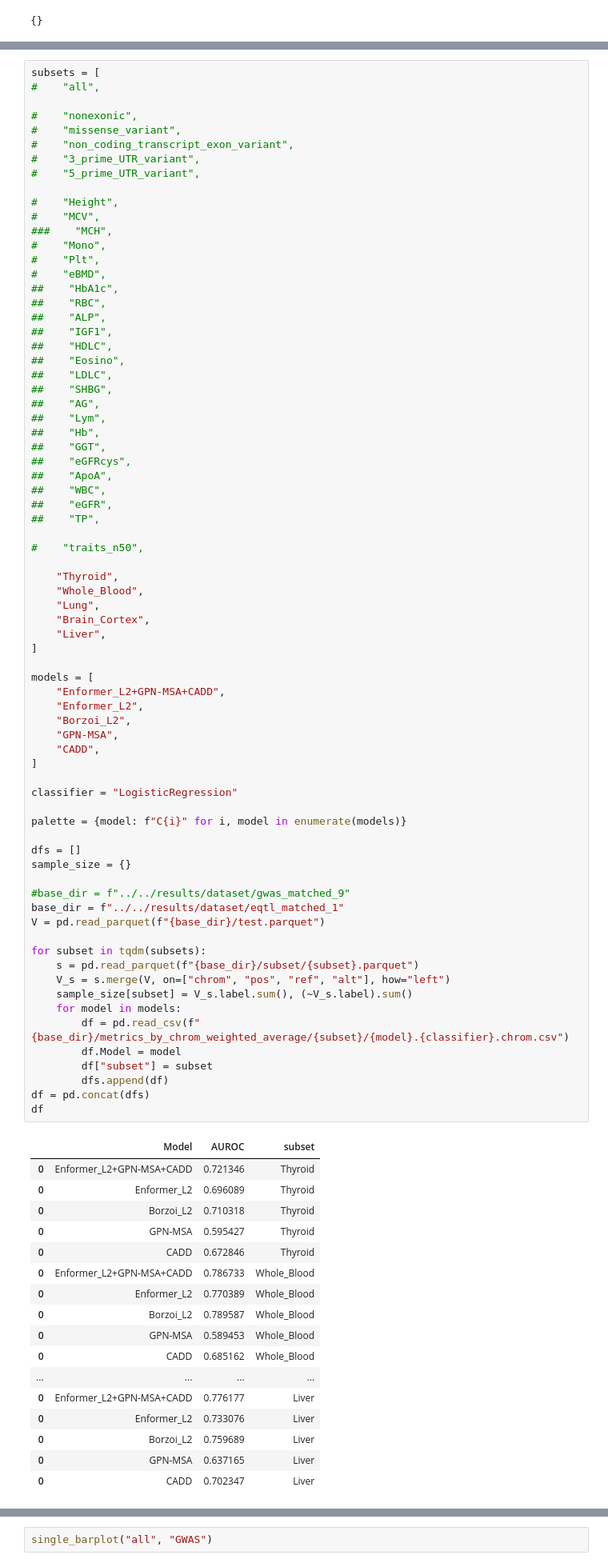
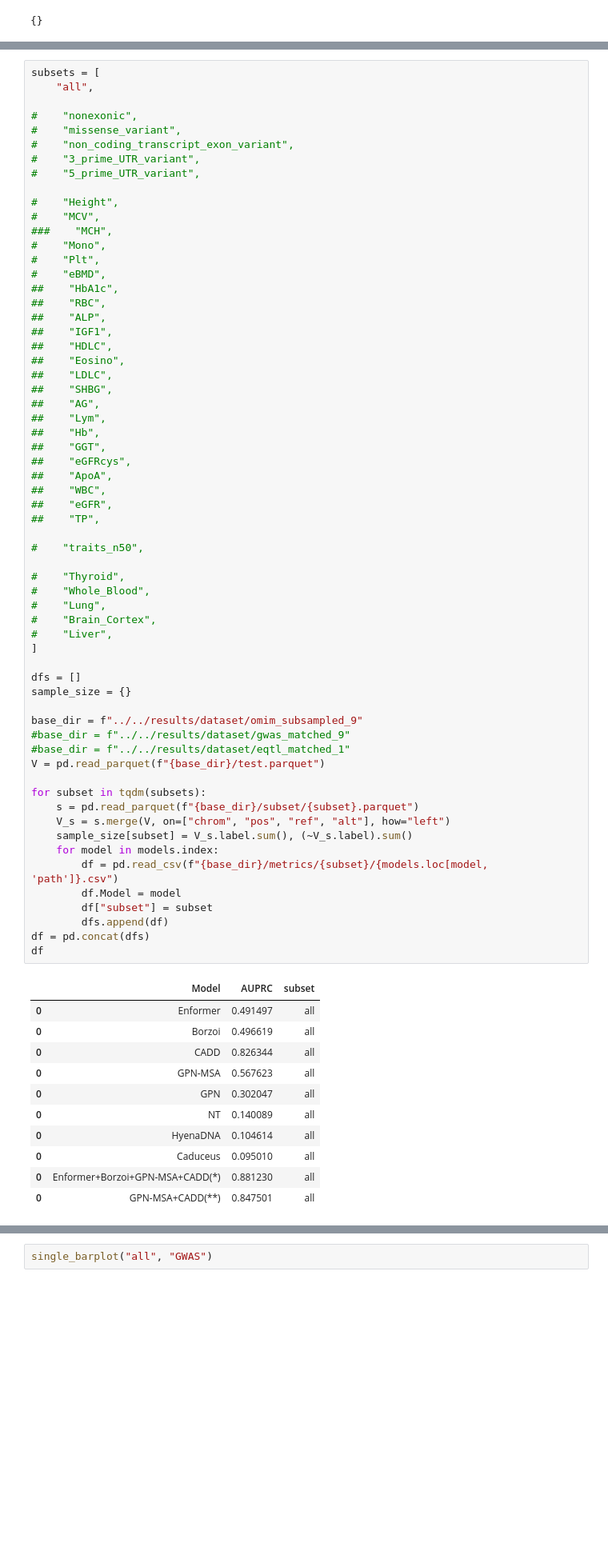
Before and after one commit to minjaf/TraitGym, a Jupyter notebook: workflow/notebooks/supervised.ipynb, the cells around one changed output, grey strips where cells are left out. Shown: that part at 80% size. Cells and saved outputs as stored; diff of their text form; blank space fills up the shorter version.

```diff
--- a/workflow/notebooks/results.ipynb
+++ b/workflow/notebooks/supervised.ipynb
@@ -45,7 +115,7 @@ consequence_renaming = {
 subset_renaming = {**trait_renaming, **consequence_renaming}
 # %%
 subsets = [
-#    "all",
+    "all",
 
 #    "nonexonic",
 #    "missense_variant",
@@ -70,67 +140,50 @@ subsets = [
 ##    "AG",
 ##    "Lym",
 ##    "Hb",
 ##    "GGT",
 ##    "eGFRcys",
 ##    "ApoA",
 ##    "WBC",
 ##    "eGFR",
 ##    "TP",
 
 #    "traits_n50",
 
-    "Thyroid",
-    "Whole_Blood",
-    "Lung",
-    "Brain_Cortex",
-    "Liver",
+#    "Thyroid",
+#    "Whole_Blood",
+#    "Lung",
+#    "Brain_Cortex",
+#    "Liver",
 ]
-
-models = [
-    "Enformer_L2+GPN-MSA+CADD",
-    "Enformer_L2",
-    "Borzoi_L2",
-    "GPN-MSA",
-    "CADD",
-]
-
-classifier = "LogisticRegression"
-
-palette = {model: f"C{i}" for i, model in enumerate(models)}
 
 dfs = []
 sample_size = {}
 
+base_dir = f"../../results/dataset/omim_subsampled_9"
 #base_dir = f"../../results/dataset/gwas_matched_9"
-base_dir = f"../../results/dataset/eqtl_matched_1"
+#base_dir = f"../../results/dataset/eqtl_matched_1"
 V = pd.read_parquet(f"{base_dir}/test.parquet")
 
 for subset in tqdm(subsets):
     s = pd.read_parquet(f"{base_dir}/subset/{subset}.parquet")
     V_s = s.merge(V, on=["chrom", "pos", "ref", "alt"], how="left")
     sample_size[subset] = V_s.label.sum(), (~V_s.label).sum()
-    for model in models:
-        df = pd.read_csv(f"{base_dir}/metrics_by_chrom_weighted_average/{subset}/{model}.{classifier}.chrom.csv")
+    for model in models.index:
+        df = pd.read_csv(f"{base_dir}/metrics/{subset}/{models.loc[model, 'path']}.csv")
         df.Model = model
         df["subset"] = subset
         dfs.append(df)
 df = pd.concat(dfs)
 df
 # %% [output]
-|  | Model | AUROC | subset |
-| 0 | Enformer_L2+GPN-MSA+CADD | 0.721346 | Thyroid |
-| 0 | Enformer_L2 | 0.696089 | Thyroid |
-| 0 | Borzoi_L2 | 0.710318 | Thyroid |
-| 0 | GPN-MSA | 0.595427 | Thyroid |
-| 0 | CADD | 0.672846 | Thyroid |
-| 0 | Enformer_L2+GPN-MSA+CADD | 0.786733 | Whole_Blood |
-| 0 | Enformer_L2 | 0.770389 | Whole_Blood |
-| 0 | Borzoi_L2 | 0.789587 | Whole_Blood |
-| 0 | GPN-MSA | 0.589453 | Whole_Blood |
-| 0 | CADD | 0.685162 | Whole_Blood |
-| ... | ... | ... | ... |
-| 0 | Enformer_L2+GPN-MSA+CADD | 0.776177 | Liver |
-| 0 | Enformer_L2 | 0.733076 | Liver |
-| 0 | Borzoi_L2 | 0.759689 | Liver |
-| 0 | GPN-MSA | 0.637165 | Liver |
-| 0 | CADD | 0.702347 | Liver |
+|  | Model | AUPRC | subset |
+| 0 | Enformer | 0.491497 | all |
+| 0 | Borzoi | 0.496619 | all |
+| 0 | CADD | 0.826344 | all |
+| 0 | GPN-MSA | 0.567623 | all |
+| 0 | GPN | 0.302047 | all |
+| 0 | NT | 0.140089 | all |
+| 0 | HyenaDNA | 0.104614 | all |
+| 0 | Caduceus | 0.095010 | all |
+| 0 | Enformer+Borzoi+GPN-MSA+CADD(*) | 0.881230 | all |
+| 0 | GPN-MSA+CADD(**) | 0.847501 | all |
```
Also changed, not shown: parts of 5 cells of this notebook, 4 other files.
